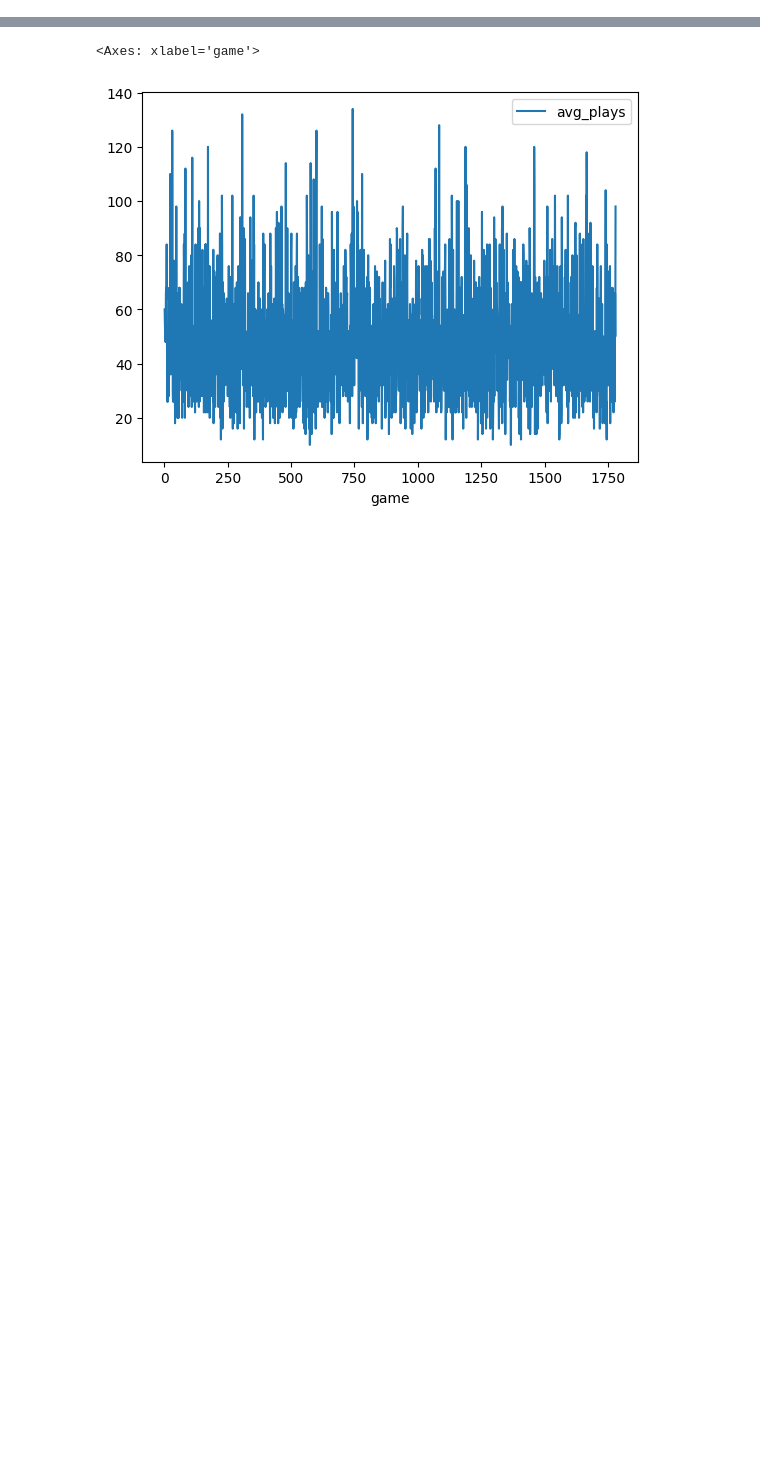
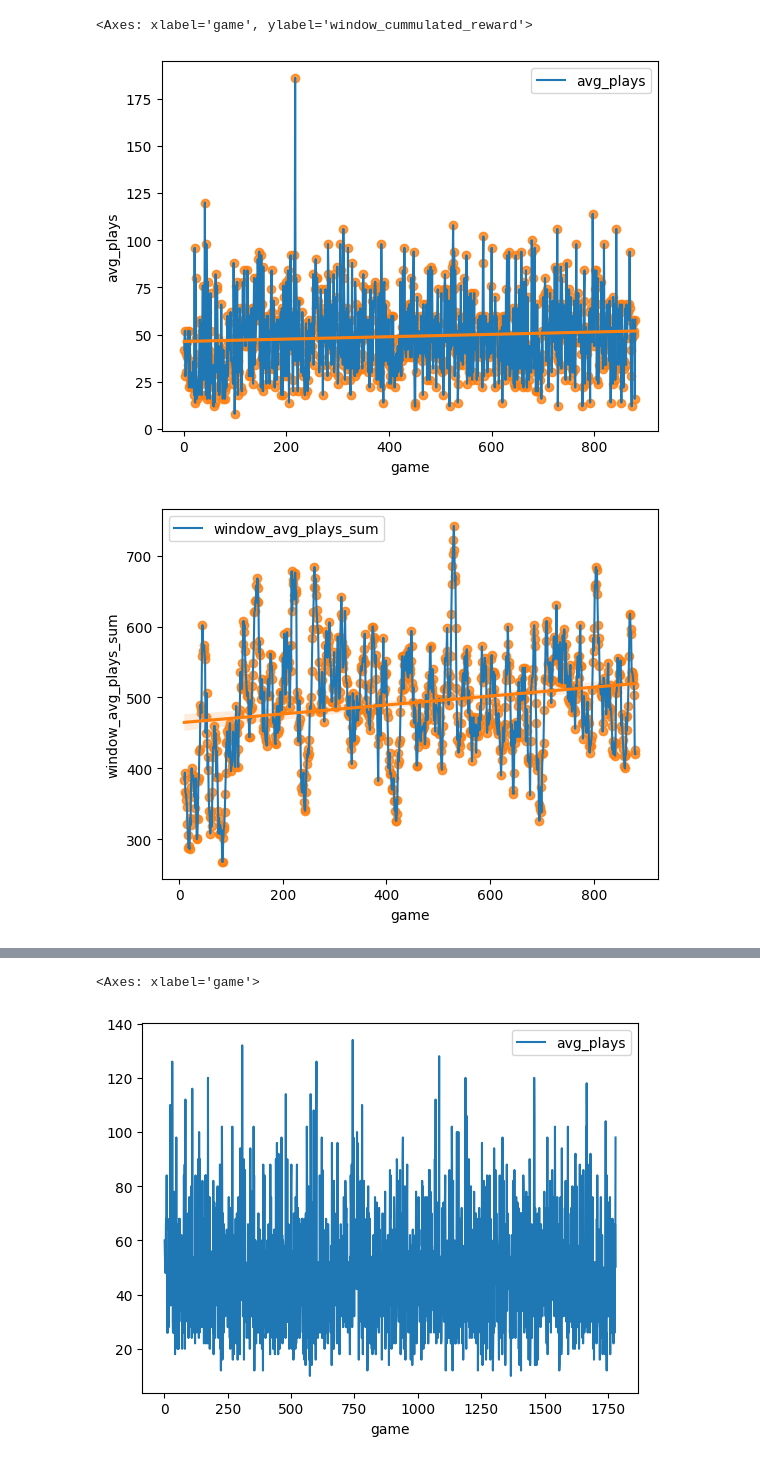
Before and after one commit to jaimekuei/rl-chess-nova-ims, a Jupyter notebook: evaluation.ipynb, the cells around one changed output, grey strips where cells are left out. Saved outputs shown, nothing was run; the diff lists cells and outputs as text; code cells hidden in the pictures; blank space fills up the shorter version.

```diff
--- a/evaluation.ipynb
+++ b/evaluation.ipynb
@@ -5,0 +7,32 @@ import pandas as pd
+# %%
+strategy = 'dqn_white_stockfish_v2'
+version = 'v1'
+
+path_metrics = os.path.join(
+    os.getcwd(), 'checkpoint', strategy, version,
+    'history_metrics', 'checkpoint_game_metrics_iteration_880.pkl')
+
+with open(path_metrics, 'rb') as f:
+    metrics = pickle.load(f)
+
+results = pd.DataFrame(metrics)
+results.plot.line(x='game', y='avg_plays')
+sns.regplot(x='game', y='avg_plays', data=results)
+
+results['window_avg_plays_sum'] = results['avg_plays'].rolling(10).sum()
+results.plot.line(x='game', y='window_avg_plays_sum')
+sns.regplot(x='game', y='window_avg_plays_sum', data=results)
+
+results.plot.line(x='game', y='last_reward')
+sns.regplot(x='game', y='last_reward', data=results)
+
+results.plot.line(x='game', y='cummulated_reward')
+sns.regplot(x='game', y='cummulated_reward', data=results)
+
+results['window_cummulated_reward'] = results['cummulated_reward'].rolling(10).sum()
+results.plot.line(x='game', y='window_cummulated_reward')
+sns.regplot(x='game', y='window_cummulated_reward', data=results)
+# %% [output]
+<Axes: xlabel='game', ylabel='window_cummulated_reward'>
+[figure, added]
+[figure, added]
```
Also changed, not shown: parts of 15 cells of this notebook, 9 other files.
